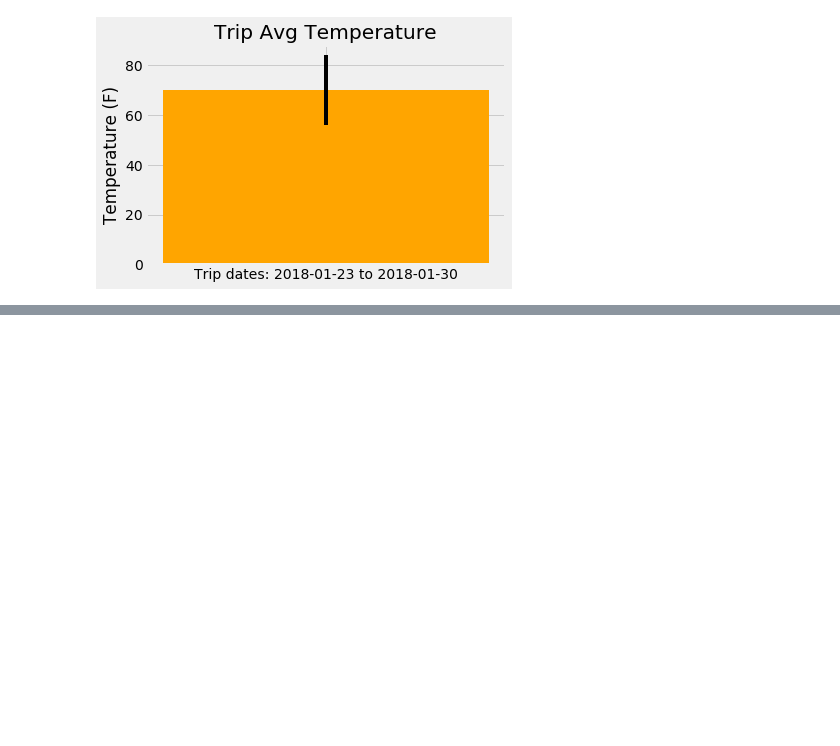
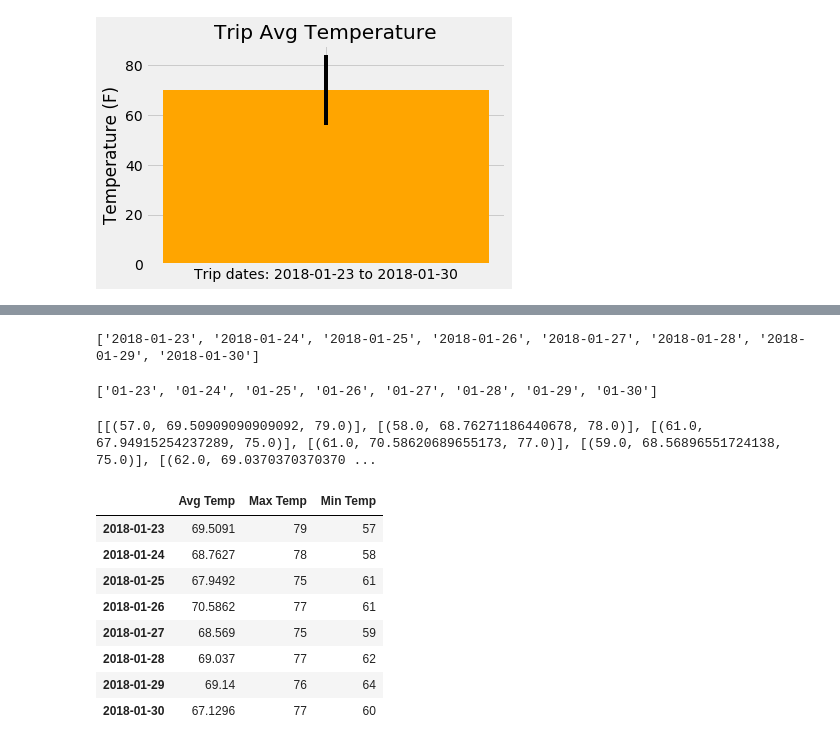
Before and after one commit to improvbutterfly/sqlalchemy-challenge, a Jupyter notebook: climate.ipynb, the cells around one changed output, grey strips where cells are left out. Cells and saved outputs as stored; diff of their text form; code cells hidden in the pictures; blank space fills up the shorter version.

```diff
--- a/climate.ipynb
+++ b/climate.ipynb
@@ -332,4 +347,59 @@ daily_normals("01-01")
+# %%
+# calculate the daily normals for your trip
+# push each tuple of calculations into a list called `normals`
+normals = []
+
+# Set the start and end date of the trip (let's just use the start_date and end_date we asked earlier), but uncomment
+# the following section if you would like to ask for different dates.
+
+#print(f"We will check what the weather was like for your travel dates the year before. \n\
+#Dates must be in the format YYYY-MM-DD, and the last date of your vacation must not be after {last_valid_search_date}")
+#start_date = input("What is the date of the beginning of your trip? ")
+#end_date = input("What is the date of the end of your trip? ")
+
+# Use the start and end date to create a range of dates
+travel_dates = [start_date]
+previous_date = start_date
+while dt.date.fromisoformat(end_date) > dt.date.fromisoformat(previous_date):
+    previous_date = str(dt.date.fromisoformat(previous_date) + dt.timedelta(days=1))
+    travel_dates.append(previous_date)
+print(travel_dates)
+# %% [output]
+['2018-01-23', '2018-01-24', '2018-01-25', '2018-01-26', '2018-01-27', '2018-01-28', '2018-01-29', '2018-01-30']
+# %%
+# Strip off the year and save a list of %m-%d strings
+dates = []
+for i in range(len(travel_dates)):
+    split_date = travel_dates[i].split("-",1)
+    dates.append(split_date[1])
+print(dates)
+# %% [output]
+['01-23', '01-24', '01-25', '01-26', '01-27', '01-28', '01-29', '01-30']
+# %%
+# Loop through the list of %m-%d strings and calculate the normals for each date
+for day in dates:
+    normals.append(daily_normals(day))
+print(normals)
+# %% [output]
+[[(57.0, 69.50909090909092, 79.0)], [(58.0, 68.76271186440678, 78.0)], [(61.0, 67.94915254237289, 75.0)], [(61.0, 70.58620689655173, 77.0)], [(59.0, 68.56896551724138, 75.0)], [(62.0, 69.0370370370370 ...
 # %%
 # Load the previous query results into a Pandas DataFrame and add the `trip_dates` range as the `date` index
+trip_df = pd.DataFrame(columns={"Min Temp", "Avg Temp", "Max Temp"},index=travel_dates)
+
+for row in range(len(normals)):
+    trip_df.iloc[row,0] = normals[row][0][1]
+    trip_df.iloc[row,1] = normals[row][0][2]
+    trip_df.iloc[row,2] = normals[row][0][0]
+trip_df
+# %% [output]
+|  | Avg Temp | Max Temp | Min Temp |
+| 2018-01-23 | 69.5091 | 79 | 57 |
+| 2018-01-24 | 68.7627 | 78 | 58 |
+| 2018-01-25 | 67.9492 | 75 | 61 |
+| 2018-01-26 | 70.5862 | 77 | 61 |
+| 2018-01-27 | 68.569 | 75 | 59 |
+| 2018-01-28 | 69.037 | 77 | 62 |
+| 2018-01-29 | 69.14 | 76 | 64 |
+| 2018-01-30 | 67.1296 | 77 | 60 |
 # %%
 # Plot the daily normals as an area plot with `stacked=False`
```
Also changed, not shown: parts of 3 cells of this notebook.
